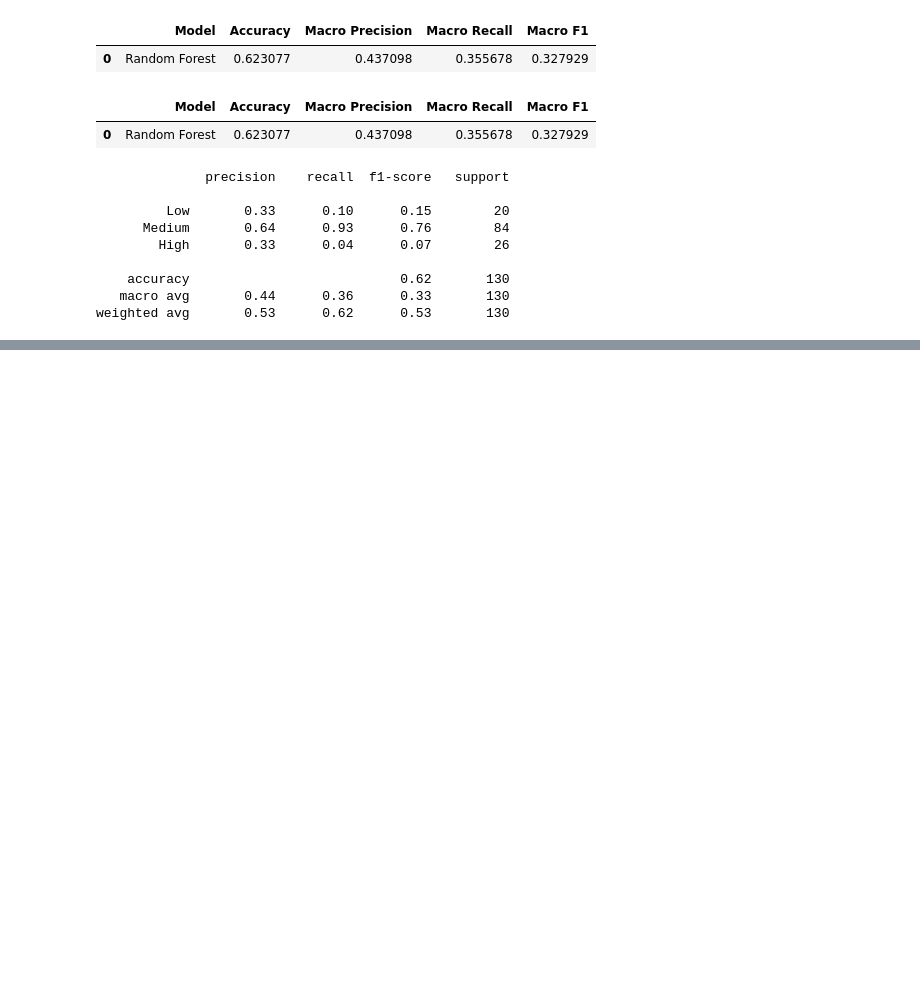
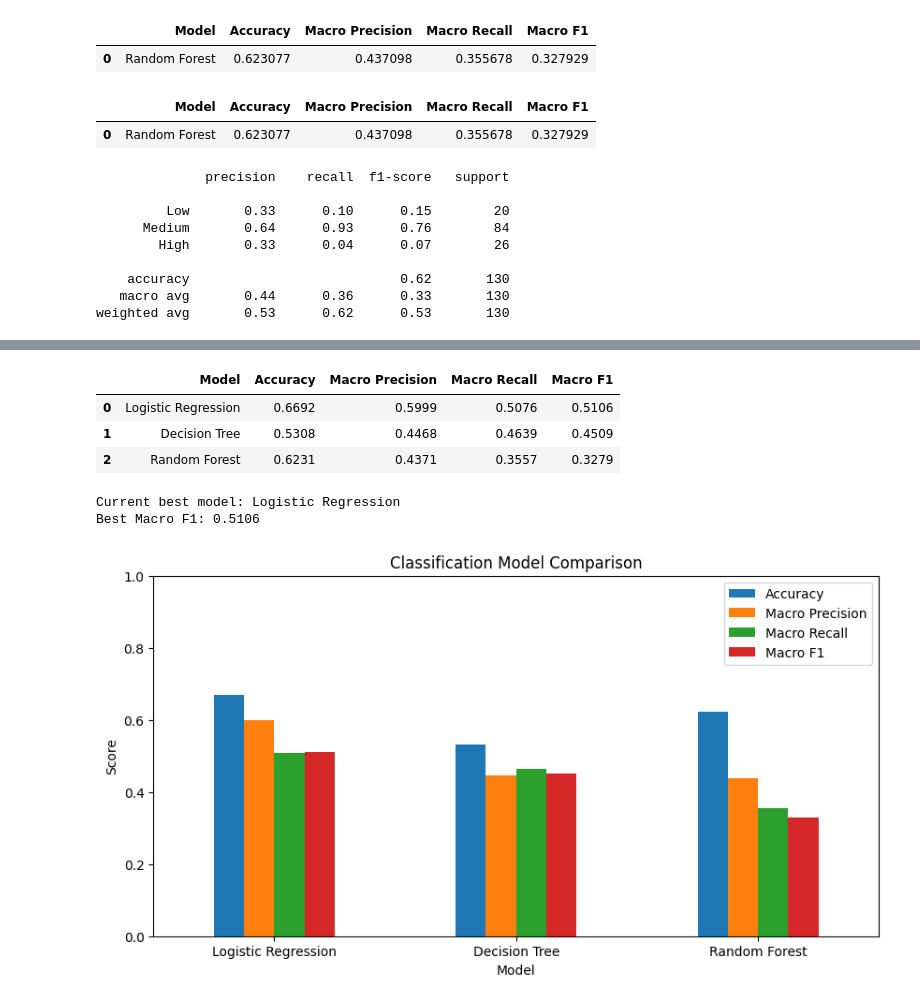
Before and after one commit to lightcode01-oss/IYB_INTERNSHIP, a Jupyter notebook: Day_10_Random_Forest_Model.ipynb, the cells around one changed output, grey strips where cells are left out. Drawn from its saved outputs; the diff is of its cells as text; code cells hidden in the pictures; blank space fills up the shorter version.

```diff
--- a/Day_10_Random_Forest_Model.ipynb
+++ b/Day_10_Random_Forest_Model.ipynb
@@ -400,0 +709,64 @@ weighted avg       0.53      0.62      0.53       130
+# %%
+model_comparison_rounded = model_comparison.copy()
+
+metric_columns = [
+    "Accuracy",
+    "Macro Precision",
+    "Macro Recall",
+    "Macro F1"
+]
+
+model_comparison_rounded[metric_columns] = (
+    model_comparison_rounded[metric_columns].round(4)
+)
+
+model_comparison_rounded
+# %% [output]
+|  | Model | Accuracy | Macro Precision | Macro Recall | Macro F1 |
+| 0 | Logistic Regression | 0.6692 | 0.5999 | 0.5076 | 0.5106 |
+| 1 | Decision Tree | 0.5308 | 0.4468 | 0.4639 | 0.4509 |
+| 2 | Random Forest | 0.6231 | 0.4371 | 0.3557 | 0.3279 |
+# %%
+best_model_index = model_comparison["Macro F1"].idxmax()
+
+best_model = model_comparison.loc[
+    best_model_index,
+    "Model"
+]
+
+best_f1 = model_comparison.loc[
+    best_model_index,
+    "Macro F1"
+]
+
+print("Current best model:", best_model)
+print("Best Macro F1:", round(best_f1, 4))
+# %% [output]
+Current best model: Logistic Regression
+Best Macro F1: 0.5106
+# %%
+comparison_plot = model_comparison.set_index(
+    "Model"
+)[
+    [
+        "Accuracy",
+        "Macro Precision",
+        "Macro Recall",
+        "Macro F1"
+    ]
+]
+
+comparison_plot.plot(
+    kind="bar",
+    figsize=(10, 5)
+)
+
+plt.title("Classification Model Comparison")
+plt.xlabel("Model")
+plt.ylabel("Score")
+plt.ylim(0, 1)
+plt.xticks(rotation=0)
+plt.legend()
+plt.show()
+# %% [output]
+[figure, added]
```
Also changed, not shown: parts of 15 cells of this notebook.
